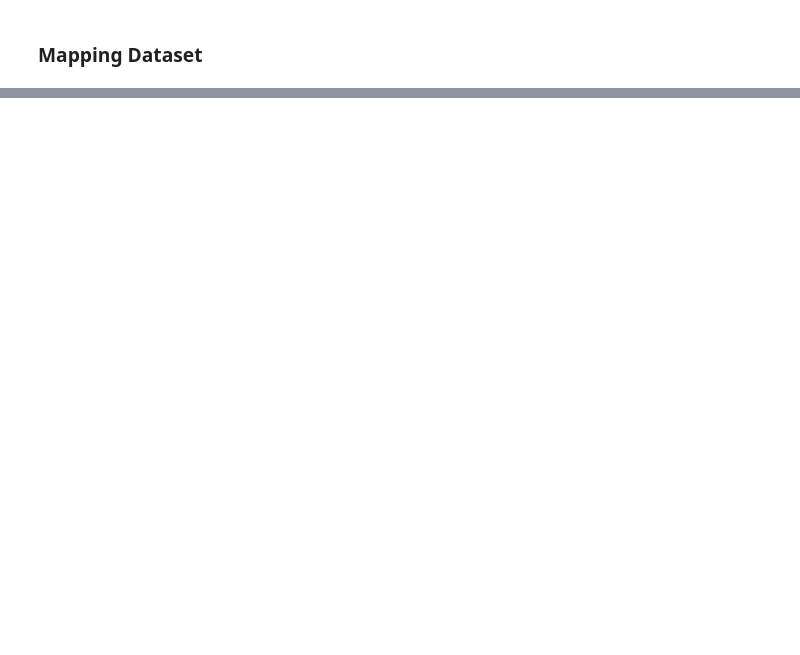
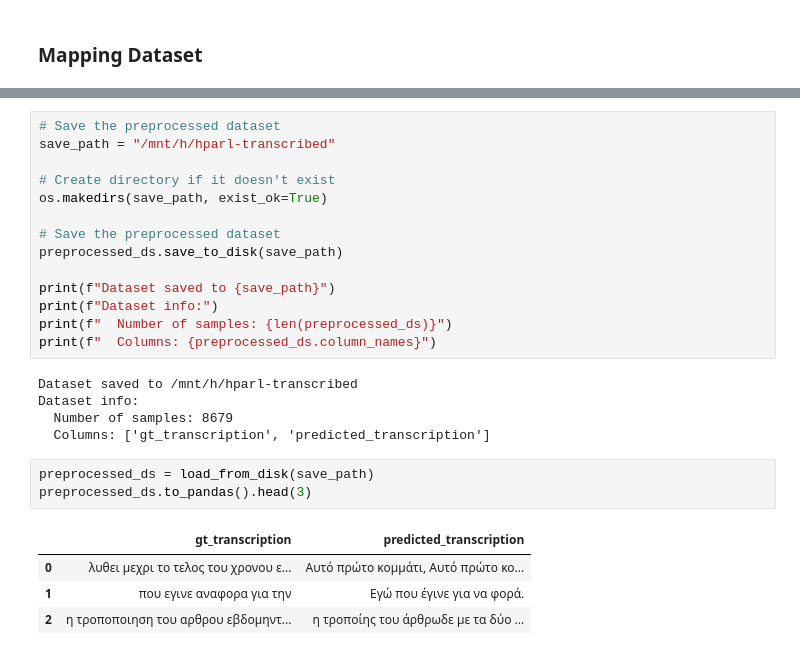
Before and after one commit to alextsigilis/Multimodal-Greek-Speech-Aligment, a Jupyter notebook: baseline-eval.ipynb, the cells around one changed output, grey strips where cells are left out. Drawn from its saved outputs; the diff is of its cells as text; blank space fills up the shorter version.

```diff
--- a/baseline-eval.ipynb
+++ b/baseline-eval.ipynb
@@ -209,0 +154,27 @@ KeyboardInterrupt:
+# %%
+# Save the preprocessed dataset
+save_path = "/mnt/h/hparl-transcribed"
+
+# Create directory if it doesn't exist
+os.makedirs(save_path, exist_ok=True)
+
+# Save the preprocessed dataset
+preprocessed_ds.save_to_disk(save_path)
+
+print(f"Dataset saved to {save_path}")
+print(f"Dataset info:")
+print(f"  Number of samples: {len(preprocessed_ds)}")
+print(f"  Columns: {preprocessed_ds.column_names}")
+# %% [output]
+Dataset saved to /mnt/h/hparl-transcribed
+Dataset info:
+  Number of samples: 8679
+  Columns: ['gt_transcription', 'predicted_transcription']
+# %%
+preprocessed_ds = load_from_disk(save_path)
+preprocessed_ds.to_pandas().head(3)
+# %% [output]
+|  | gt_transcription | predicted_transcription |
+| 0 | λυθει μεχρι το τελος του χρονου ε... | Αυτό πρώτο κομμάτι, Αυτό πρώτο κο... |
+| 1 | που εγινε αναφορα για την | Εγώ που έγινε για να φορά. |
+| 2 | η τροποποιηση του αρθρου εβδομηντ... | η τροποίης του άρθρωδε με τα δύο ... |
```
Also changed, not shown: parts of 33 cells of this notebook.
